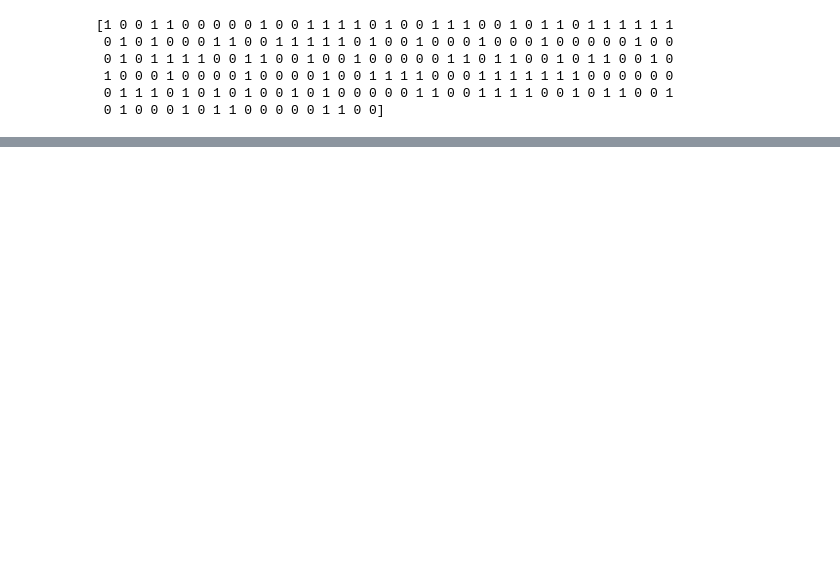
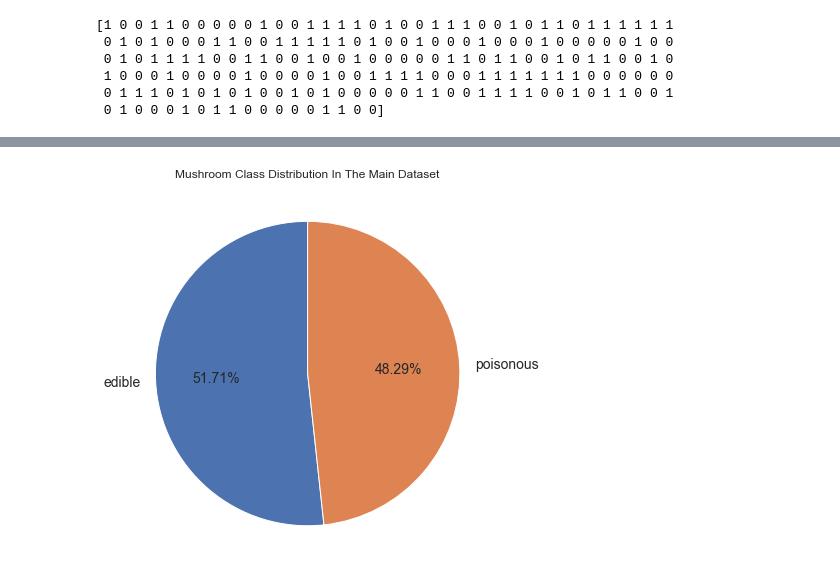
Before and after one commit to csun-data-science-bootcamp-20/Group9, a Jupyter notebook: Mushrooms.ipynb, the cells around one changed output, grey strips where cells are left out. Cells and saved outputs as stored; diff of their text form; code cells hidden in the pictures; blank space fills up the shorter version.

```diff
--- a/Mushrooms.ipynb
+++ b/Mushrooms.ipynb
@@ -445,3 +442,10 @@ memory usage: 31.8+ KB
+# %%
+# remove useless feature "veil-type" from the main dataset, dummy variables dataset, and training dataset
+
+data.drop(columns=['veil-type'],axis=1,inplace=True)
+data_copy.drop(columns=['veil-type'],axis=1,inplace=True)
+data_dummies.drop(columns=['veil-type_partial'],axis=1,inplace=True)
+data_submission.drop(columns=['veil-type'],axis=1,inplace=True)
 # %%
 data_submission_dummies = data_submission.copy()
 data_submission_dummies = pd.get_dummies(data_submission_dummies)
@@ -787,0 +787,12 @@ plt.show()
+# %%
+plt.pie(data['class'].value_counts(),
+        labels=['edible', 'poisonous'],
+        startangle=90,
+        autopct='%1.2f%%',
+        textprops={'fontsize': 14})
+plt.title("Mushroom Class Distribution In The Main Dataset")
+fig = plt.gcf()
+fig.set_size_inches(7,7)
+plt.show()
+# %% [output]
+[figure, added]
```
Also changed, not shown: parts of 123 cells of this notebook.
